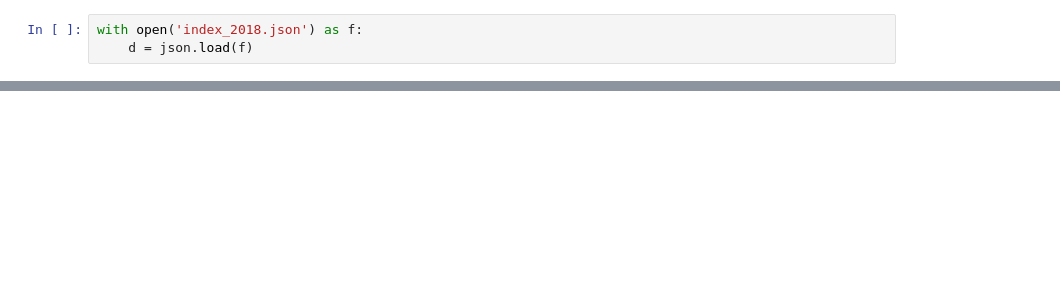
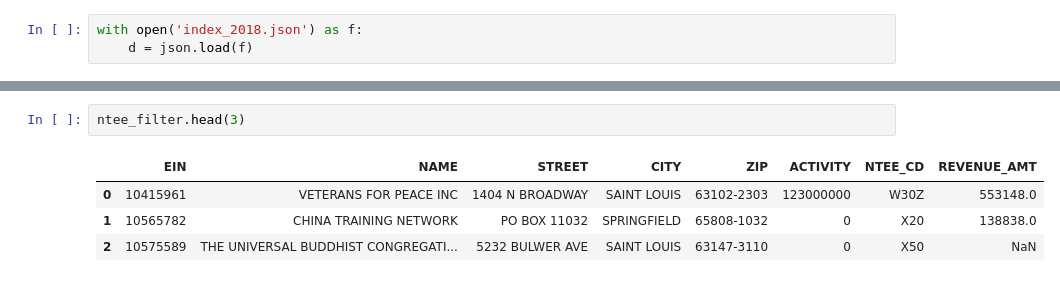
Before and after one commit to thuanle123/AWS-Health-Equity, a Jupyter notebook: json to pd.ipynb, the cells around one changed output, grey strips where cells are left out. Drawn from its saved outputs; the diff is of its cells as text; blank space fills up the shorter version.

```diff
--- a/json to pd.ipynb
+++ b/json to pd.ipynb
@@ -18,0 +96,7 @@ adf
+# %%
+ntee_filter.head(3)
+# %% [output]
+|  | EIN | NAME | STREET | CITY | ZIP | ACTIVITY | NTEE_CD | REVENUE_AMT |
+| 0 | 10415961 | VETERANS FOR PEACE INC | 1404 N BROADWAY | SAINT LOUIS | 63102-2303 | 123000000 | W30Z | 553148.0 |
+| 1 | 10565782 | CHINA TRAINING NETWORK | PO BOX 11032 | SPRINGFIELD | 65808-1032 | 0 | X20 | 138838.0 |
+| 2 | 10575589 | THE UNIVERSAL BUDDHIST CONGREGATI... | 5232 BULWER AVE | SAINT LOUIS | 63147-3110 | 0 | X50 | NaN |
```
Also changed, not shown: parts of 26 cells of this notebook, 1 other file.
